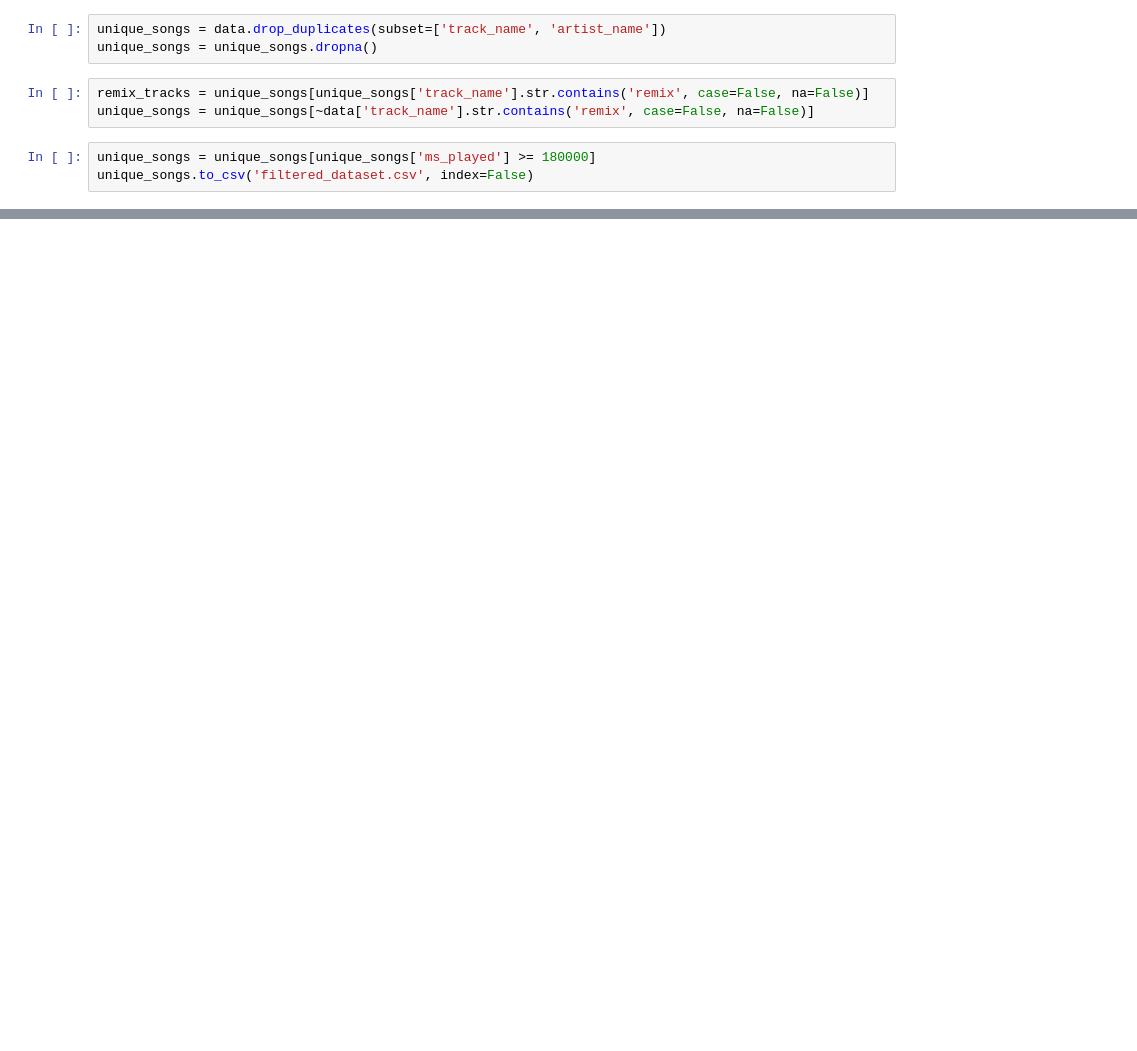
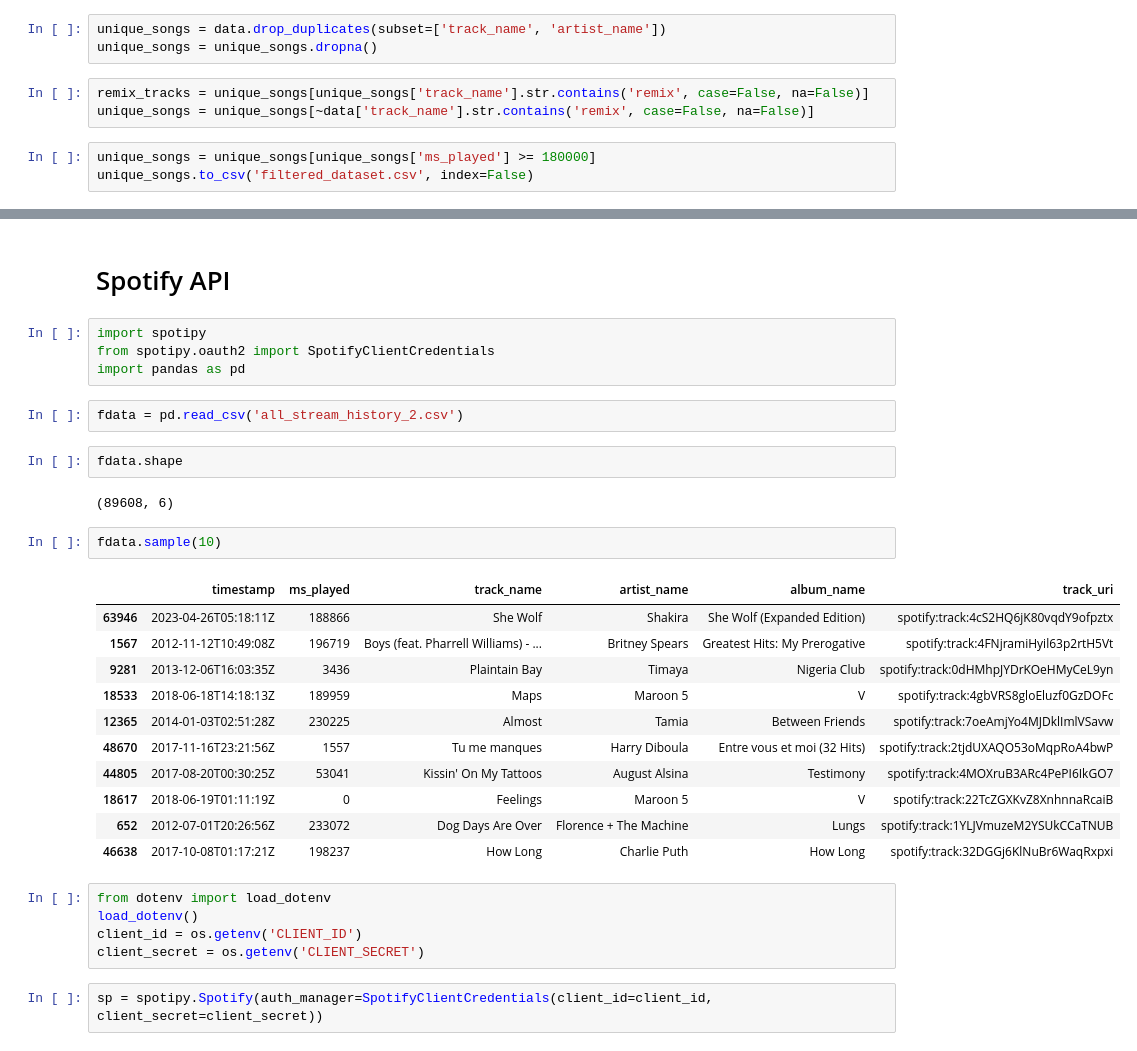
Before and after one commit to ChristelleJoseph/Music-Recomendation-System, a Jupyter notebook: analysis.ipynb, the cells around one changed output, grey strips where cells are left out. Drawn from its saved outputs; the diff is of its cells as text; blank space fills up the shorter version.

```diff
--- a/analysis.ipynb
+++ b/analysis.ipynb
@@ -140,0 +90,33 @@ unique_songs.sample(10)
+# %% [markdown]
+# Spotify API
+# %%
+import spotipy
+from spotipy.oauth2 import SpotifyClientCredentials
+import pandas as pd
+# %%
+fdata = pd.read_csv('all_stream_history_2.csv')
+# %%
+fdata.shape
+# %% [output]
+(89608, 6)
+# %%
+fdata.sample(10)
+# %% [output]
+|  | timestamp | ms_played | track_name | artist_name | album_name | track_uri |
+| 63946 | 2023-04-26T05:18:11Z | 188866 | She Wolf | Shakira | She Wolf (Expanded Edition) | spotify:track:4cS2HQ6jK80vqdY9ofpztx |
+| 1567 | 2012-11-12T10:49:08Z | 196719 | Boys (feat. Pharrell Williams) - ... | Britney Spears | Greatest Hits: My Prerogative | spotify:track:4FNjramiHyil63p2rtH5Vt |
+| 9281 | 2013-12-06T16:03:35Z | 3436 | Plaintain Bay | Timaya | Nigeria Club | spotify:track:0dHMhpJYDrKOeHMyCeL9yn |
+| 18533 | 2018-06-18T14:18:13Z | 189959 | Maps | Maroon 5 | V | spotify:track:4gbVRS8gloEluzf0GzDOFc |
+| 12365 | 2014-01-03T02:51:28Z | 230225 | Almost | Tamia | Between Friends | spotify:track:7oeAmjYo4MJDklImlVSavw |
+| 48670 | 2017-11-16T23:21:56Z | 1557 | Tu me manques | Harry Diboula | Entre vous et moi (32 Hits) | spotify:track:2tjdUXAQO53oMqpRoA4bwP |
+| 44805 | 2017-08-20T00:30:25Z | 53041 | Kissin' On My Tattoos | August Alsina | Testimony | spotify:track:4MOXruB3ARc4PePI6IkGO7 |
+| 18617 | 2018-06-19T01:11:19Z | 0 | Feelings | Maroon 5 | V | spotify:track:22TcZGXKvZ8XnhnnaRcaiB |
+| 652 | 2012-07-01T20:26:56Z | 233072 | Dog Days Are Over | Florence + The Machine | Lungs | spotify:track:1YLJVmuzeM2YSUkCCaTNUB |
+| 46638 | 2017-10-08T01:17:21Z | 198237 | How Long | Charlie Puth | How Long | spotify:track:32DGGj6KlNuBr6WaqRxpxi |
+# %%
+from dotenv import load_dotenv
+load_dotenv()
+client_id = os.getenv('CLIENT_ID')
+client_secret = os.getenv('CLIENT_SECRET')
+# %%
+sp = spotipy.Spotify(auth_manager=SpotifyClientCredentials(client_id=client_id, client_secret=client_secret))
```
Also changed, not shown: parts of 16 cells of this notebook.
